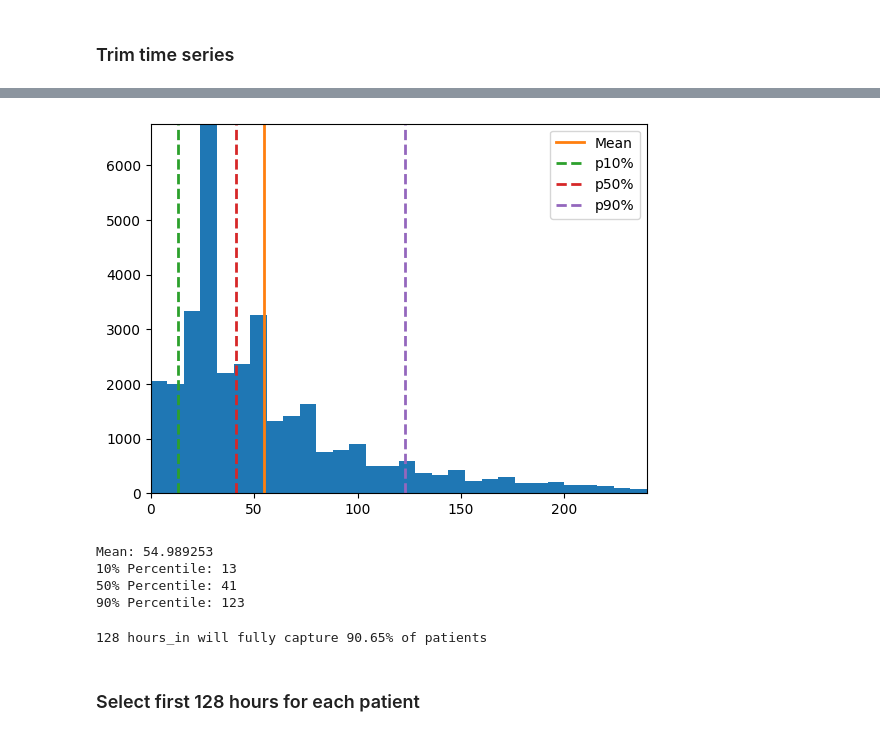
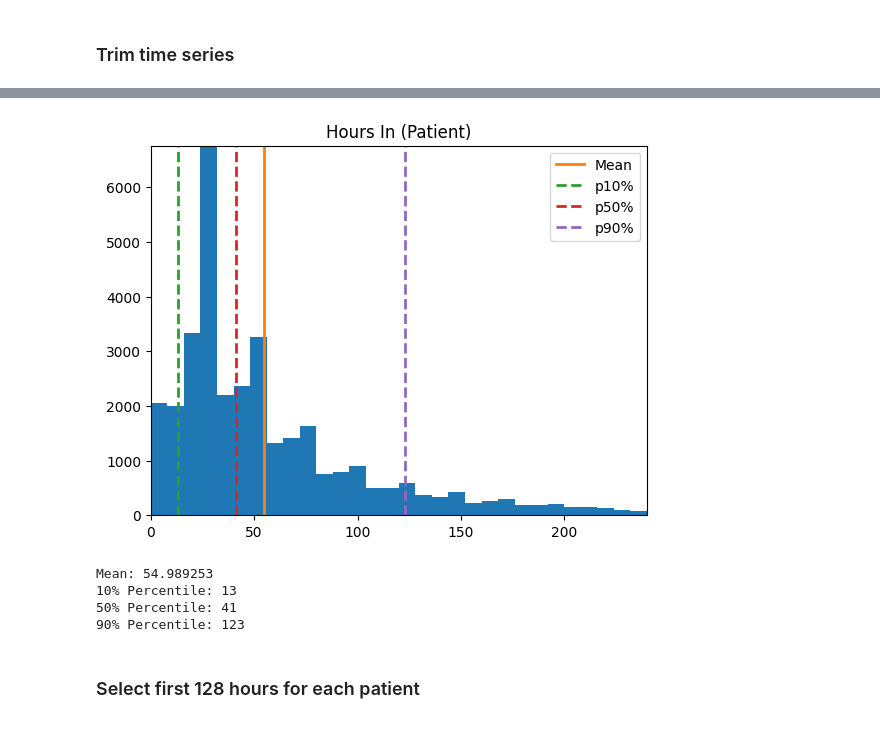
Before and after one commit to JSpencerPittman/M3Care, a Jupyter notebook: mimic/notebook/notes.ipynb, the cells around one changed output, grey strips where cells are left out. Drawn from its saved outputs; the diff is of its cells as text; code cells hidden in the pictures.

```diff
--- a/mimic/notebook/notes.ipynb
+++ b/mimic/notebook/notes.ipynb
@@ -168,36 +166,12 @@ print(f"""{v} hours_in will fully capture {round(sum(128 > hours_in) / hours_in.
 # %%
 pat_ids = df_notes_ts.index.get_level_values(0).unique()
 pat_len = np.array([max(df_notes_ts.loc[pat_id].index) for pat_id in pat_ids])
+displayDist(pat_len, 'Hours In (Patient)', [10,50,90])
+# %% [output]
+[figure, added]
+Mean: 54.989253
+10% Percentile: 13
+50% Percentile: 41
+90% Percentile: 123
-# %%
-mean, p10, p50, p90 = pat_len.mean(), np.percentile(pat_len, 10), np.percentile(pat_len, 50),  np.percentile(pat_len, 90)
-
-bin_vals, _, _ = plt.hist(pat_len, bins=30)
-
-x_top, y_top = max(pat_len), max(bin_vals)
-plt.xlim([0,x_top])
-plt.ylim([0,y_top])
-
-plt.plot([mean,mean],[0, y_top], label='Mean', linewidth=2)
-plt.plot([p10,p10],[0, y_top], '--', label='p10%', linewidth=2)
-plt.plot([p50,p50],[0, y_top], '--', label='p50%', linewidth=2)
-plt.plot([p90,p90],[0, y_top], '--', label='p90%', linewidth=2)
-
-plt.legend()
-plt.show()
-
-print("Mean: %f" % mean)
-print("10%% Percentile: %d" % p10)
-print("50%% Percentile: %d" % p50)
-print("90%% Percentile: %d" % p90)
-# %% [output]
-[figure, removed]
-Mean: 54.989253
-10% Percentile: 13
-50% Percentile: 41
-90% Percentile: 123
-# %%
-print(f"""{v} hours_in will fully capture {round(sum(128 > pat_len) / pat_len.shape[0] * 100, 2)}% of patients""")
-# %% [output]
-128 hours_in will fully capture 90.65% of patients
 # %% [markdown]
 ### Select first 128 hours for each patient
```
Also changed, not shown: parts of 12 cells of this notebook.
